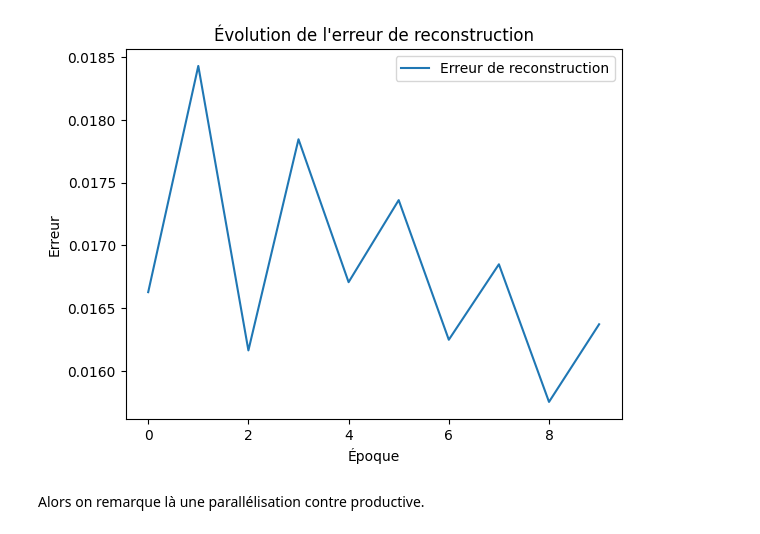
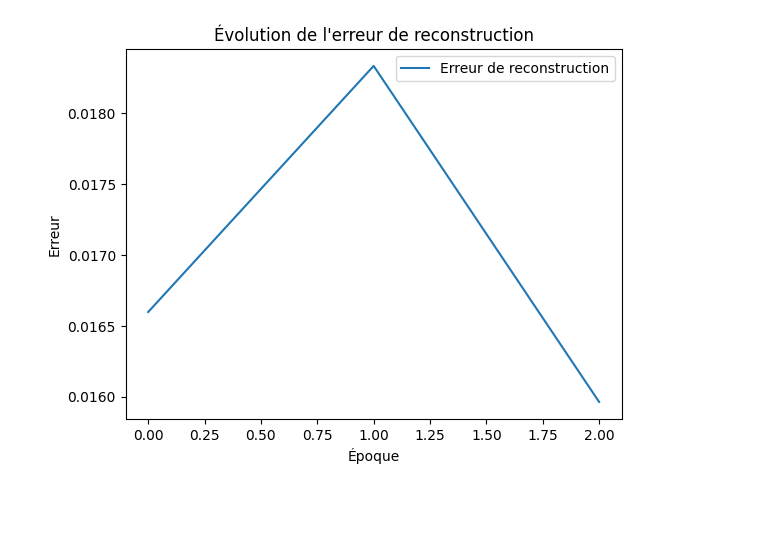
Before and after one commit to Faj1223/BLIP-RBM, a Jupyter notebook: notebooks/test_Gaussian-RBM.ipynb, the cells around one changed output. Drawn from its saved outputs; the diff is of its cells as text; code cells hidden in the pictures; blank space fills up the shorter version.

```diff
--- a/notebooks/test_Gaussian-RBM.ipynb
+++ b/notebooks/test_Gaussian-RBM.ipynb
@@ -41,32 +39,29 @@ def plot_erreur(epoch, error):
     plt.legend()
     plt.show()
 # %%
-epoch = 10
+epoch = 3
 error_score = []
 Batch_error = torch.zeros(batch_size, visible_dim)
 
 for _ in range(epoch):
     # Applique le contraste de divergence sur le lot
     RBM.contrastive_divergence(Batch_data)
 
     # Effectue la propagation avant pour obtenir les prédictions
     Batch_pred = RBM.forward(Batch_data)
 
 
     # Calcul de l'erreur
     Batch_error = Batch_data - Batch_pred
     error = 0
 
     # Imprimer Batch_error pour voir l'écart entre les données et les prédictions
     #print(f"Batch_error: {Batch_error}")
 
     for i in range(len(Batch_error)):
         error = error + (1/visible_dim)*torch.sqrt(((Batch_error[i, :]) ** 2).sum()).item()
 
     error_score.append(error)  # Erreur quadratique
+plot_erreur(epoch, error_score)
+# %% [output]
+[figure, added]
-# %%
-plot_erreur(epoch, error_score)
-# %% [output]
-[figure, removed]
-# %% [markdown]
-Alors on remarque là une parallélisation contre productive.
```
Also changed, not shown: parts of 5 cells of this notebook, 1 other file.
